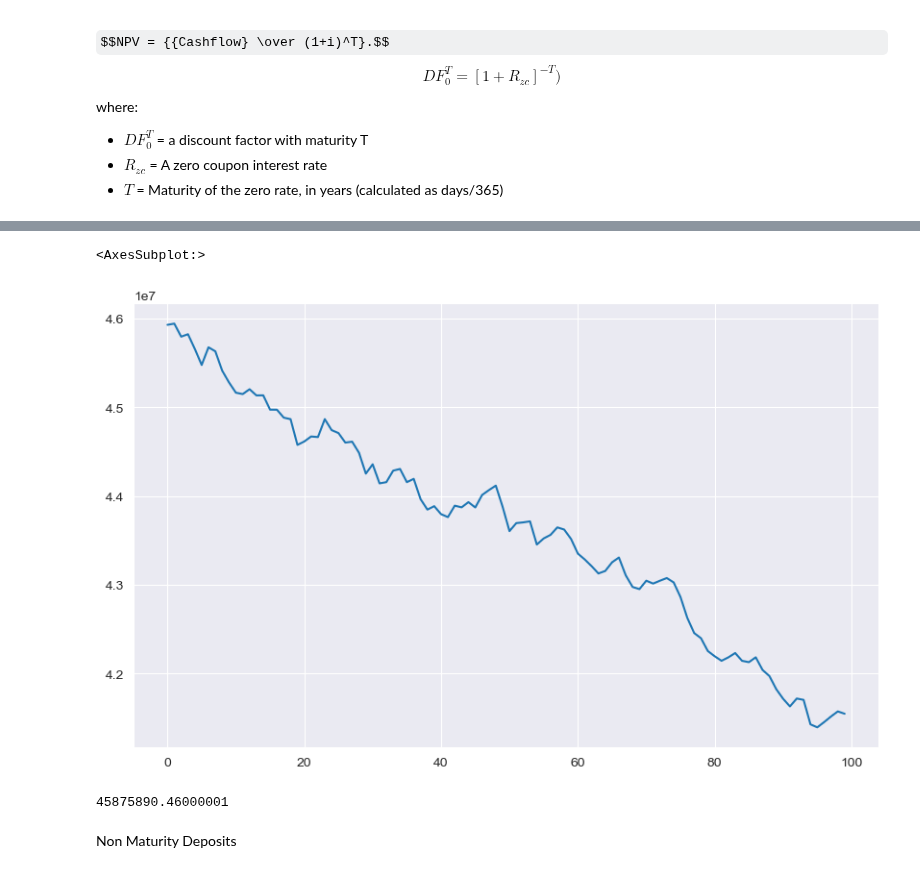
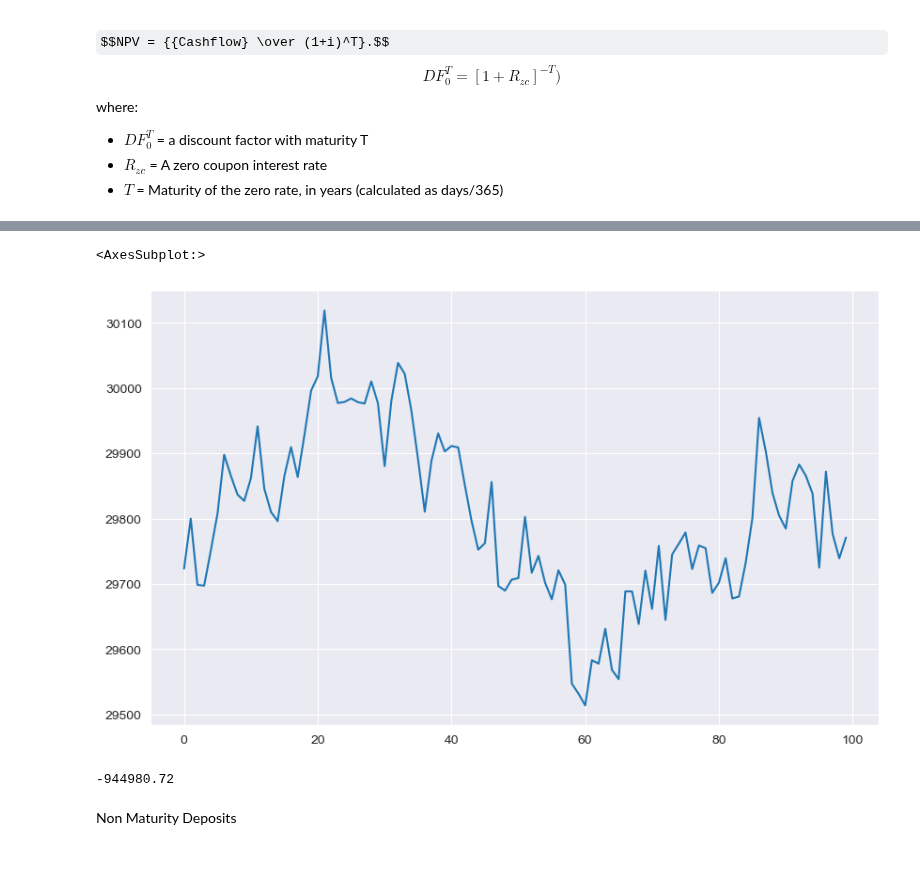
Before and after one commit to Merijn68/rl-alm, a Jupyter notebook: notebooks/replicating_non_maturing_deposits.ipynb, the cells around one changed output, grey strips where cells are left out. Drawn from its saved outputs; the diff is of its cells as text; code cells hidden in the pictures; some formulas as TeX source.

```diff
--- a/notebooks/replicating_non_maturing_deposits.ipynb
+++ b/notebooks/replicating_non_maturing_deposits.ipynb
@@ -56,5 +31,3 @@ interest.load_data()
 # %%
-# pos_date = parse('28-02-2023')
-bankmodel = Bankmodel(pos_date = zerocurve.df.index[-1])
-bankmodel.generate_mortgage_contracts(n = 300, df_i = interest.df)
-bankmodel.df_mortgages.head()
+pos_date = parse('28-02-2023')
+bankmodel = Bankmodel(pos_date)
@@ -98,11 +76,10 @@ bankmodel.calculate_npv(zerocurve)
 # %%
 # run an episode of 100 steps
 
-returns = []
+risk = []
 for i in range(100):
     bankmodel.step()
     zerocurve.step()
-    returns.append(bankmodel.calculate_npv(zerocurve))
-
-sns.lineplot(returns)
+    risk.append(bankmodel.calculate_risk(zerocurve,200,'Parallel'))
+sns.lineplot(risk)
 # %% [output]
@@ -126,12 +103,12 @@ sns.lineplot(returns)
 <AxesSubplot:>
-[figure, old version]
+[figure, new version]
 # %%
 bankmodel.reset()
 zerocurve.reset()
 # %%
 bankmodel.calculate_npv(zerocurve)
 # %% [output]
-45875890.46000001
+-944980.72
 # %% [markdown]
 Non Maturity Deposits
 # %% [markdown]
```
Also changed, not shown: parts of 15 cells of this notebook, 12 other files.
